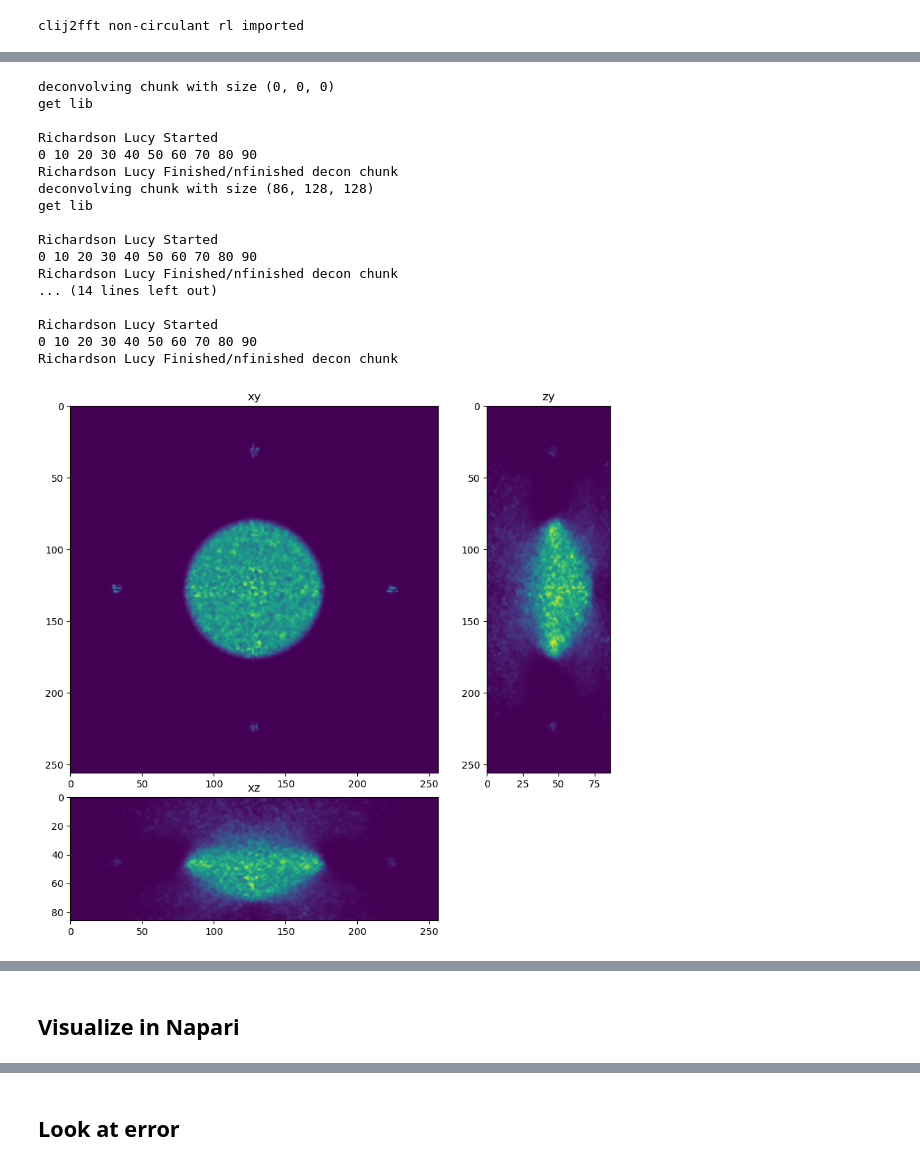
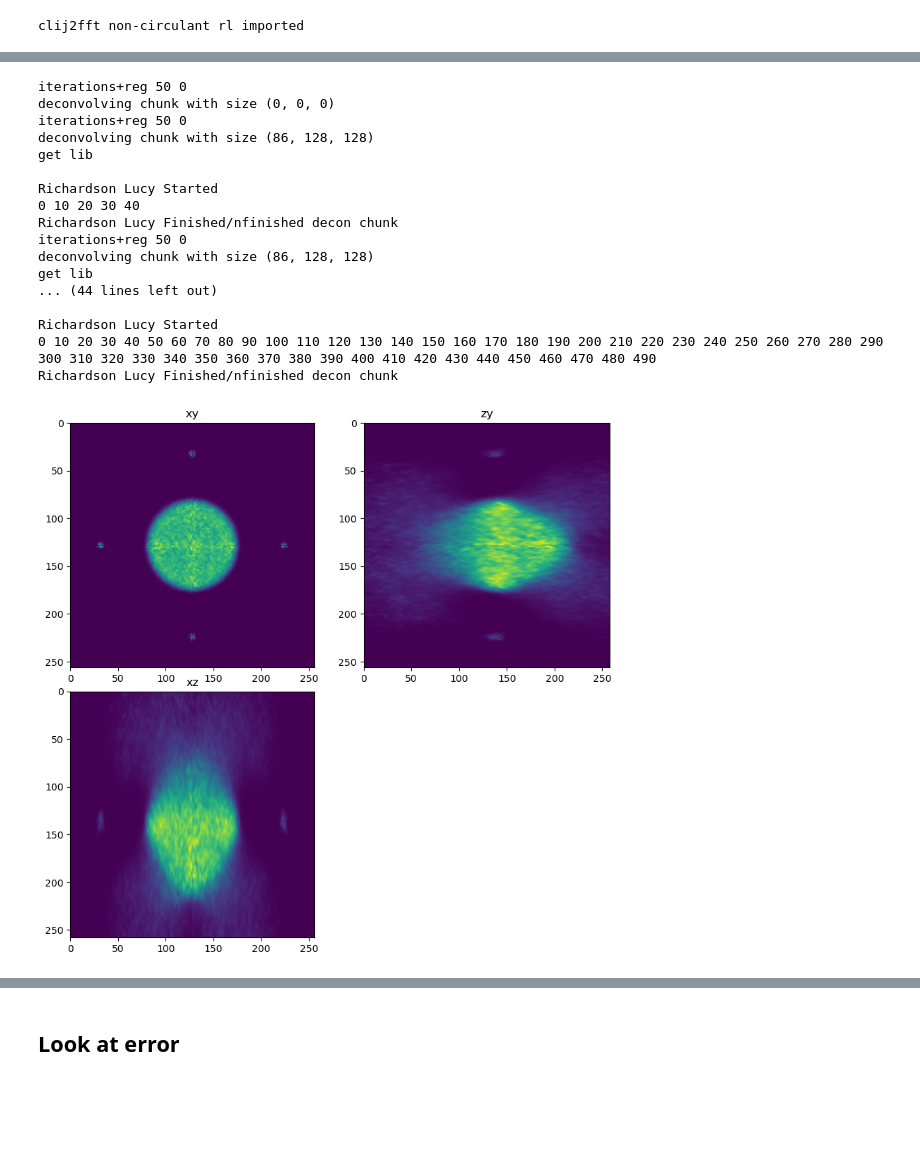
Before and after one commit to BiAPoL/PoL-BioImage-Analysis-TS-GPU-Accelerated-Image-Analysis, a Jupyter notebook: docs/30_Deconvolution/10_decon_systems_design.ipynb, the cells around one changed output, grey strips where cells are left out. Drawn from its saved outputs; the diff is of its cells as text; code cells hidden in the pictures; blank space fills up the shorter version.

```diff
--- a/docs/30_Deconvolution/10_decon_systems_design.ipynb
+++ b/docs/30_Deconvolution/10_decon_systems_design.ipynb
@@ -106,6 +138,9 @@ from tnia.deconvolution.psfs import gibson_lanni_3D
 
 x_voxel_size = 0.1
 z_voxel_size=0.3
+
+sxy = 1
+sz = z_voxel_size/x_voxel_size
 
 xy_psf_dim_forward=128
 z_psf_dim_forward=128
@@ -114,7 +149,10 @@ xy_psf_dim_decon=64
 z_psf_dim_decon=64
 
 NA=1.4
+
+# ni is the refractive index of the immersion medium of the lens
 ni=1.5
+# ns is the refractive index of the sample
 ns=1.33
 
 # depth at which to calculate the PSF (note if there is a RI mismatch between the lens RI and sample RI spherical aberration will be introduced
@@ -142,7 +184,11 @@ from tnia.nd.ndutil import centercrop
 
 im = forward(phantom, psf_forward, background, True, True)
 
+x_v = im.shape[2]//2
+y_v = im.shape[1]//2
+z_v = im.shape[0]//2
+
 phantom=phantom+background
 
-dh.show_xyz_slice(im, 'tnia')
+fig = show_xyz_slice(im, x_v, y_v, z_v, sxy=sxy, sz=sz)
 # %% [output]
@@ -199,35 +248,33 @@ Here we call the dask deconvolution using an overlap factor to prevent edge arti
 # %%
-
-iterations = 100
-reg = 0
 
 overlap = 0
 dimg = da.from_array(im,chunks=(z_chunk_size, y_chunk_size, x_chunk_size))
+out1 = dimg.map_overlap(deconv_chunk, depth={0:0, 1:overlap, 2:overlap}, dtype=np.float32, psf=psf_decon, iterations=50, reg=0)
+decon1 = out1.compute(num_workers=1)
 
-out = dimg.map_overlap(deconv_chunk, depth={0:0, 1:overlap, 2:overlap}, dtype=np.float32)
-decon = out.compute(num_workers=1)
 
-x_v = decon.shape[2]//2
-y_v = decon.shape[1]//2
-z_v = decon.shape[0]//2
+overlap = 25
+out2 = dimg.map_overlap(deconv_chunk, depth={0:0, 1:overlap, 2:overlap}, dtype=np.float32, psf=psf_forward, iterations=500, reg=0.0005)
+decon2 = out2.compute(num_workers=1)
 
-fig = show_xyz_slice(decon, x_v, y_v, z_v)
+fig = show_xyz_slice(decon1, x_v, y_v, z_v, sxy=sxy, sz=sz)
+fig = show_xyz_slice(decon2, x_v, y_v, z_v, sxy=sxy, sz=sz)
 # %% [output]
+iterations+reg 50 0
 deconvolving chunk with size (0, 0, 0)
-get lib
-
-Richardson Lucy Started
-0 10 20 30 40 50 60 70 80 90
-Richardson Lucy Finished/nfinished decon chunk
+iterations+reg 50 0
 deconvolving chunk with size (86, 128, 128)
 get lib
 
 Richardson Lucy Started
-0 10 20 30 40 50 60 70 80 90
+0 10 20 30 40
 Richardson Lucy Finished/nfinished decon chunk
-... (14 lines left out)
+iterations+reg 50 0
+deconvolving chunk with size (86, 128, 128)
+get lib
+... (44 lines left out)
 
 Richardson Lucy Started
-0 10 20 30 40 50 60 70 80 90
+0 10 20 30 40 50 60 70 80 90 100 110 120 130 140 150 160 170 180 190 200 210 220 230 240 250 260 270 280 290 300 310 320 330 340 350 360 370 380 390 400 410 420 430 440 450 460 470 480 490
 Richardson Lucy Finished/nfinished decon chunk
-[figure, old version]
+[figure, new version]
@@ -234,2 +281,0 @@ Richardson Lucy Finished/nfinished decon chunk
-# %% [markdown]
-## Visualize in Napari
```
Also changed, not shown: parts of 23 cells of this notebook, 6 other files.
